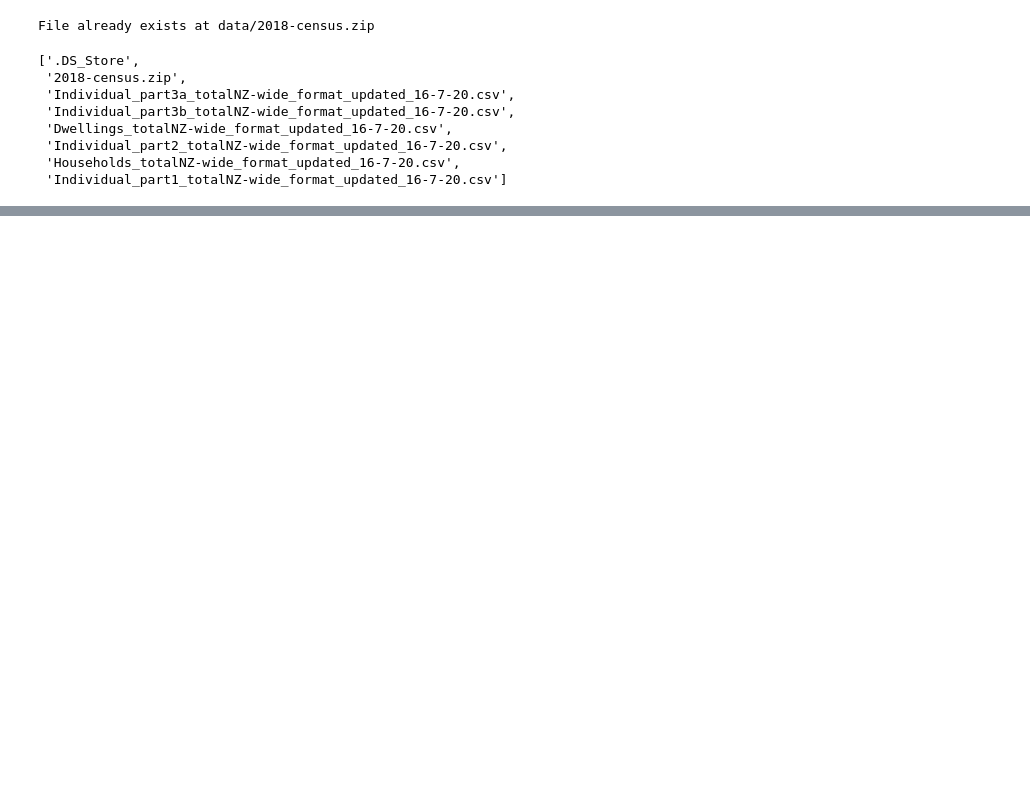
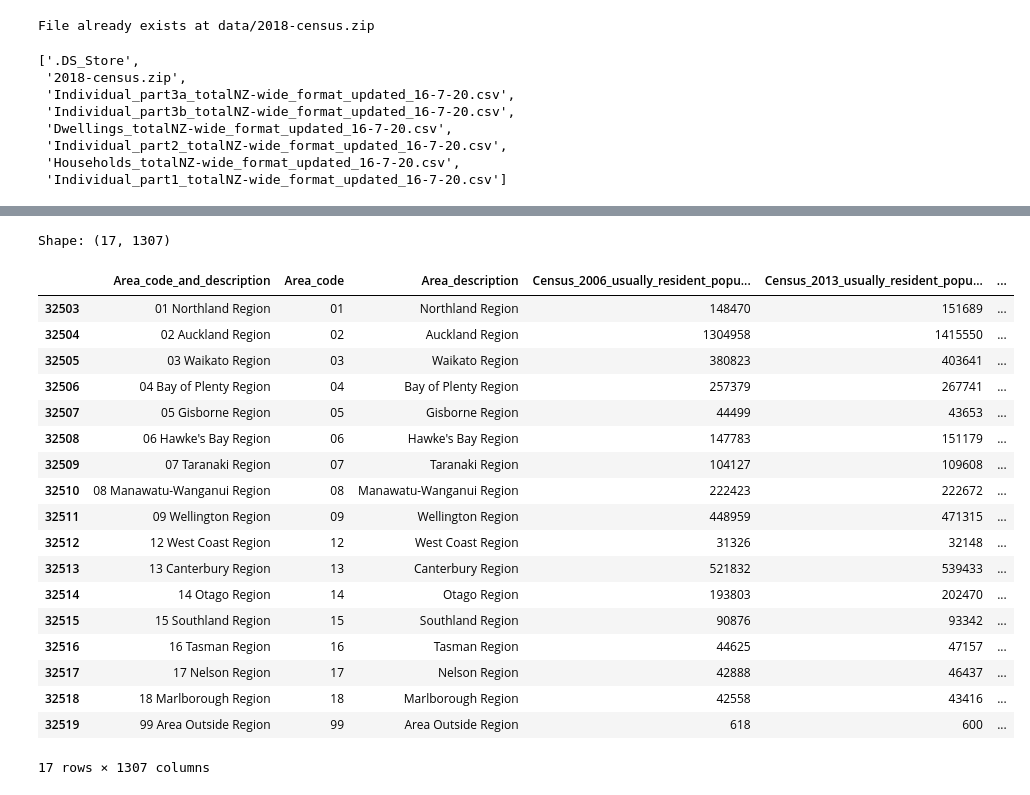
Before and after one commit to hlm628/hackanoho-2025, a Jupyter notebook: hackanoho-2025.ipynb, the cells around one changed output, grey strips where cells are left out. Cells and saved outputs as stored; diff of their text form; code cells hidden in the pictures; blank space fills up the shorter version.

```diff
--- a/hackanoho-2025.ipynb
+++ b/hackanoho-2025.ipynb
@@ -78,0 +272,3 @@ df.head()
+# %%
+individual_df = individual_df.drop(district_df.index)
+individual_df.head()
@@ -78,0 +283,5 @@ df.head()
+# %%
+# cities seem to start with 3-digit numbers (these are territorial authorities)
+TA_df = individual_df[individual_df.iloc[:,0].apply(lambda x: str(x)[:3].isnumeric())]
+print(f"Shape: {TA_df.shape}")
+TA_df
@@ -78,0 +307,3 @@ df.head()
+# %%
+individual_df = individual_df.drop(TA_df.index)
+individual_df.head()
@@ -78,0 +318,5 @@ df.head()
+# %%
+# local board areas
+LBA_df = individual_df[individual_df.iloc[:,0].apply(lambda x: str(x).endswith('Local Board Area'))]
+print(f"Shape: {LBA_df.shape}")
+LBA_df.tail()
@@ -78,0 +332,27 @@ df.head()
+# %%
+# and now are left with Regional Councils!
+individual_df = individual_df.drop(LBA_df.index)
+RC_df = individual_df
+print(f"Shape: {RC_df.shape}")
+RC_df
+# %% [output]
+Shape: (17, 1307)
+|  | Area_code_and_description | Area_code | Area_description | Census_2006_usually_resident_popu... | Census_2013_usually_resident_popu... | ... |
+| 32503 | 01 Northland Region | 01 | Northland Region | 148470 | 151689 | ... |
+| 32504 | 02 Auckland Region | 02 | Auckland Region | 1304958 | 1415550 | ... |
+| 32505 | 03 Waikato Region | 03 | Waikato Region | 380823 | 403641 | ... |
+| 32506 | 04 Bay of Plenty Region | 04 | Bay of Plenty Region | 257379 | 267741 | ... |
+| 32507 | 05 Gisborne Region | 05 | Gisborne Region | 44499 | 43653 | ... |
+| 32508 | 06 Hawke's Bay Region | 06 | Hawke's Bay Region | 147783 | 151179 | ... |
+| 32509 | 07 Taranaki Region | 07 | Taranaki Region | 104127 | 109608 | ... |
+| 32510 | 08 Manawatu-Wanganui Region | 08 | Manawatu-Wanganui Region | 222423 | 222672 | ... |
+| 32511 | 09 Wellington Region | 09 | Wellington Region | 448959 | 471315 | ... |
+| 32512 | 12 West Coast Region | 12 | West Coast Region | 31326 | 32148 | ... |
+| 32513 | 13 Canterbury Region | 13 | Canterbury Region | 521832 | 539433 | ... |
+| 32514 | 14 Otago Region | 14 | Otago Region | 193803 | 202470 | ... |
+| 32515 | 15 Southland Region | 15 | Southland Region | 90876 | 93342 | ... |
+| 32516 | 16 Tasman Region | 16 | Tasman Region | 44625 | 47157 | ... |
+| 32517 | 17 Nelson Region | 17 | Nelson Region | 42888 | 46437 | ... |
+| 32518 | 18 Marlborough Region | 18 | Marlborough Region | 42558 | 43416 | ... |
+| 32519 | 99 Area Outside Region | 99 | Area Outside Region | 618 | 600 | ... |
+17 rows × 1307 columns
```
Also changed, not shown: parts of 30 cells of this notebook, 2 other files.
